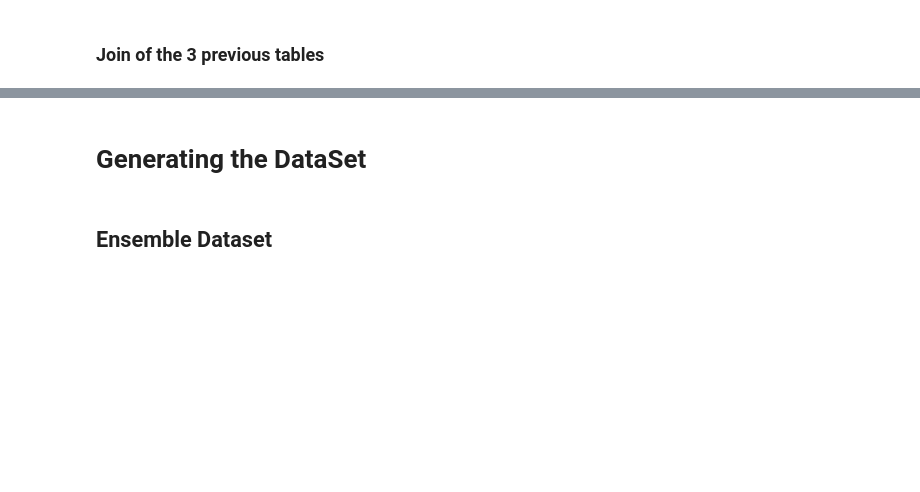
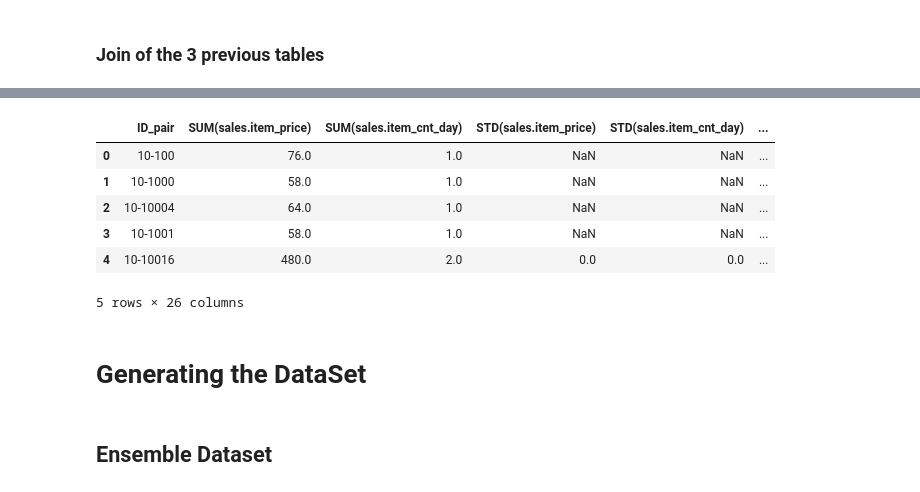
Before and after one commit to giorbernal/dsbase, a Jupyter notebook: timeSeries/TimeSeries-Predict-Sales-GenDataSet.ipynb, the cells around one changed output, grey strips where cells are left out. Drawn from its saved outputs; the diff is of its cells as text; code cells hidden in the pictures; blank space fills up the shorter version.

```diff
--- a/timeSeries/TimeSeries-Predict-Sales-GenDataSet.ipynb
+++ b/timeSeries/TimeSeries-Predict-Sales-GenDataSet.ipynb
@@ -203,5 +244,3 @@ def joinThreeParts(ids, idsCat, target):
     return df_completed
-# %%
-df_joined = joinThreeParts(ids, idsCat, target)
 # %%
 df_joined.shape
@@ -210,3 +274,13 @@ sns.heatmap(~df_joined.isna())
+# %%
+df_joined.head()
+# %% [output]
+|  | ID_pair | SUM(sales.item_price) | SUM(sales.item_cnt_day) | STD(sales.item_price) | STD(sales.item_cnt_day) | ... |
+| 0 | 10-100 | 76.0 | 1.0 | NaN | NaN | ... |
+| 1 | 10-1000 | 58.0 | 1.0 | NaN | NaN | ... |
+| 2 | 10-10004 | 64.0 | 1.0 | NaN | NaN | ... |
+| 3 | 10-1001 | 58.0 | 1.0 | NaN | NaN | ... |
+| 4 | 10-10016 | 480.0 | 2.0 | 0.0 | 0.0 | ... |
+5 rows × 26 columns
 # %% [markdown]
 # Generating the DataSet
 # %%
```
Also changed, not shown: parts of 16 cells of this notebook.
